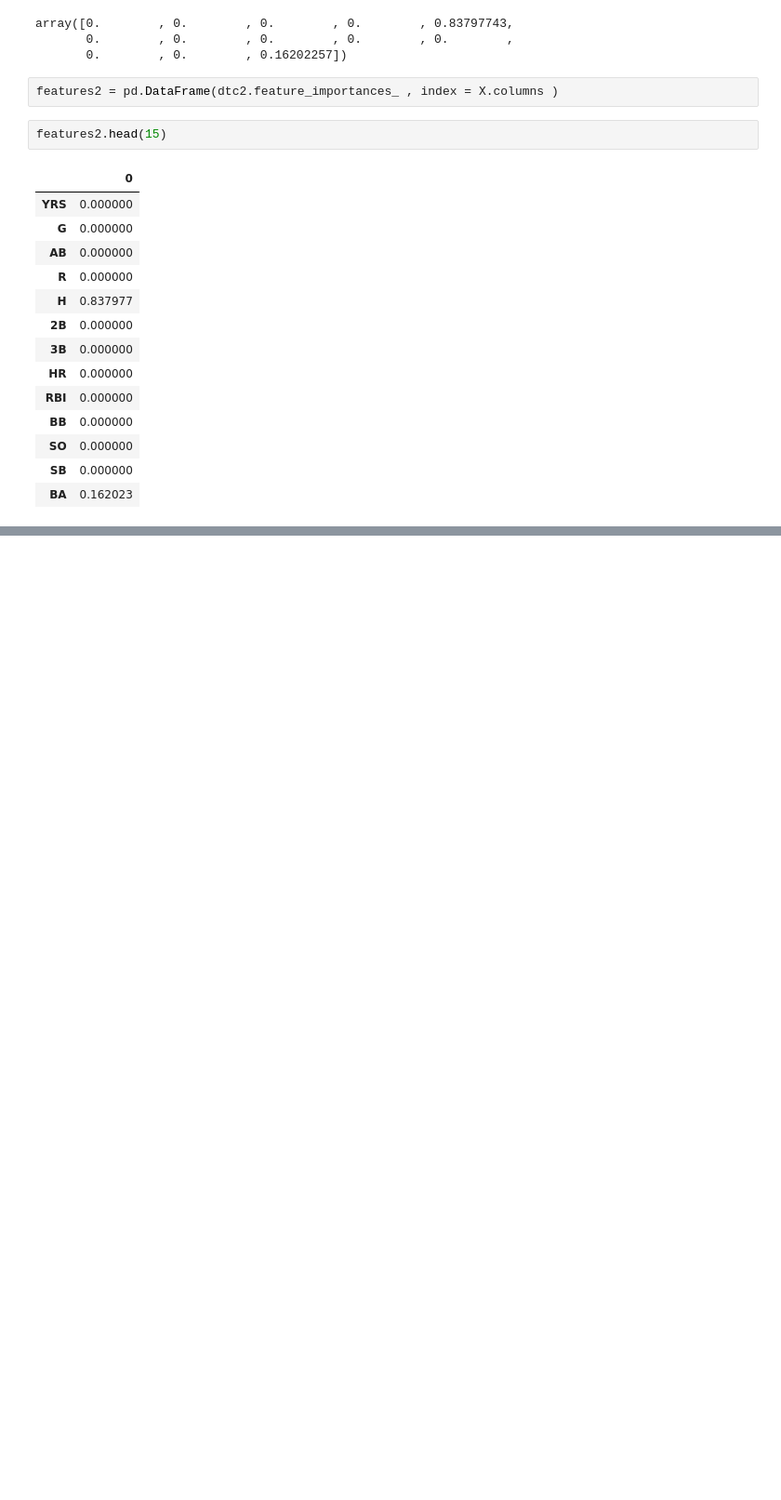
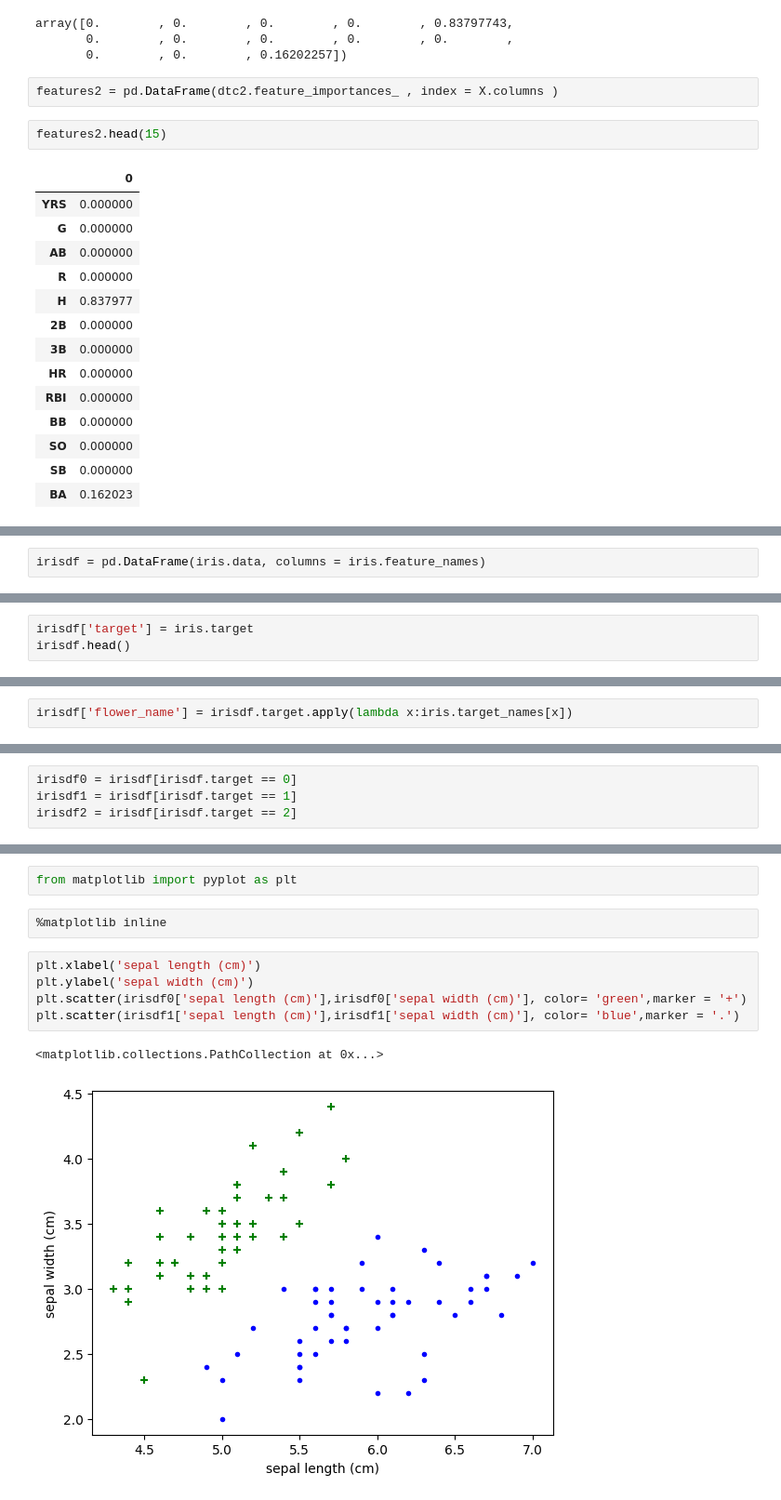
Before and after one commit to SalonRaut7/Scikit-learn-tutorials, a Jupyter notebook: Scikit-Learn-Tutorials.ipynb, the cells around one changed output, grey strips where cells are left out. Shown at 93% size. Drawn from its saved outputs; the diff is of its cells as text; blank space fills up the shorter version.

```diff
--- a/Scikit-Learn-Tutorials.ipynb
+++ b/Scikit-Learn-Tutorials.ipynb
@@ -788,0 +975,2 @@ features2.head(15)
+# %%
+irisdf = pd.DataFrame(iris.data, columns = iris.feature_names)
@@ -788,0 +986,3 @@ features2.head(15)
+# %%
+irisdf['target'] = iris.target
+irisdf.head()
@@ -788,0 +1009,2 @@ features2.head(15)
+# %%
+irisdf['flower_name'] = irisdf.target.apply(lambda x:iris.target_names[x])
@@ -788,0 +1020,4 @@ features2.head(15)
+# %%
+irisdf0 = irisdf[irisdf.target == 0]
+irisdf1 = irisdf[irisdf.target == 1]
+irisdf2 = irisdf[irisdf.target == 2]
@@ -788,0 +1033,12 @@ features2.head(15)
+# %%
+from matplotlib import pyplot as plt
+# %%
+%matplotlib inline
+# %%
+plt.xlabel('sepal length (cm)')
+plt.ylabel('sepal width (cm)')
+plt.scatter(irisdf0['sepal length (cm)'],irisdf0['sepal width (cm)'], color= 'green',marker = '+')
+plt.scatter(irisdf1['sepal length (cm)'],irisdf1['sepal width (cm)'], color= 'blue',marker = '.')
+# %% [output]
+<matplotlib.collections.PathCollection at 0x...>
+[figure, added]
```
Also changed, not shown: parts of 45 cells of this notebook, 1 other file.
